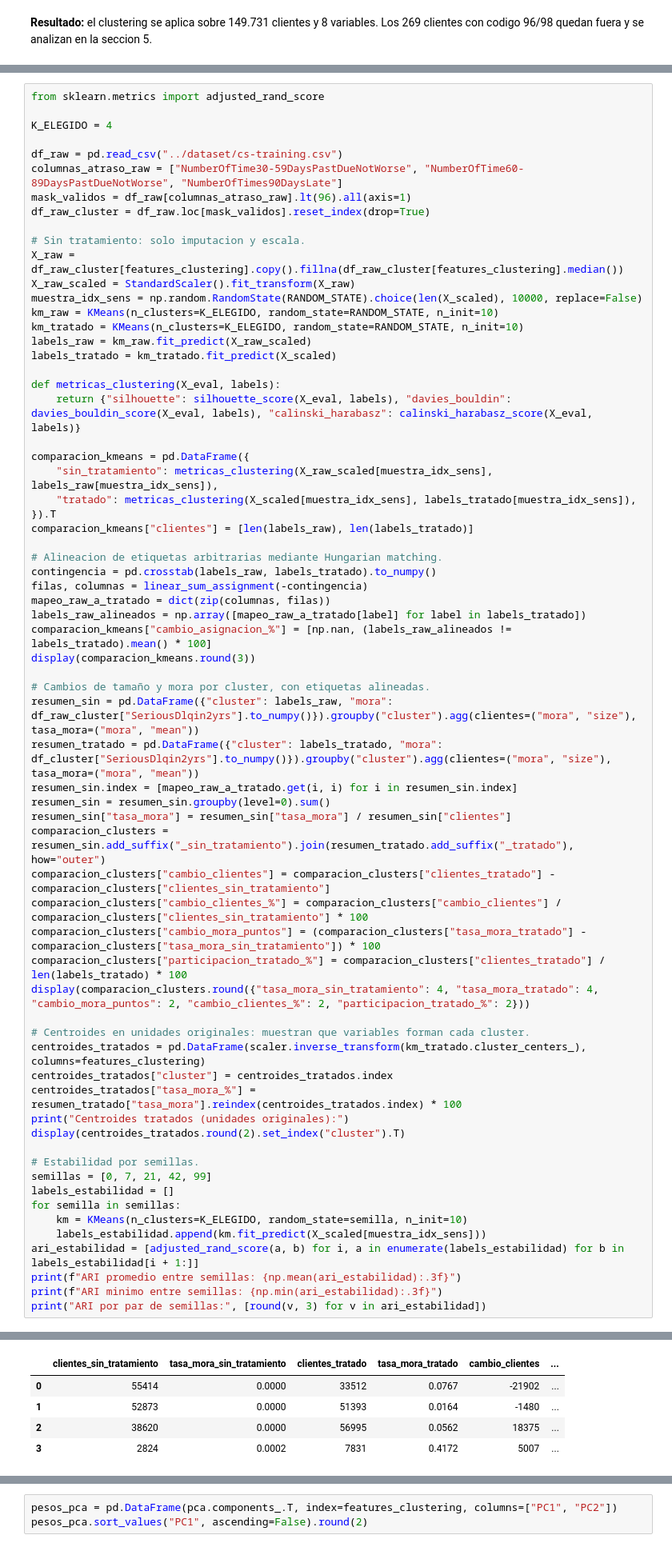
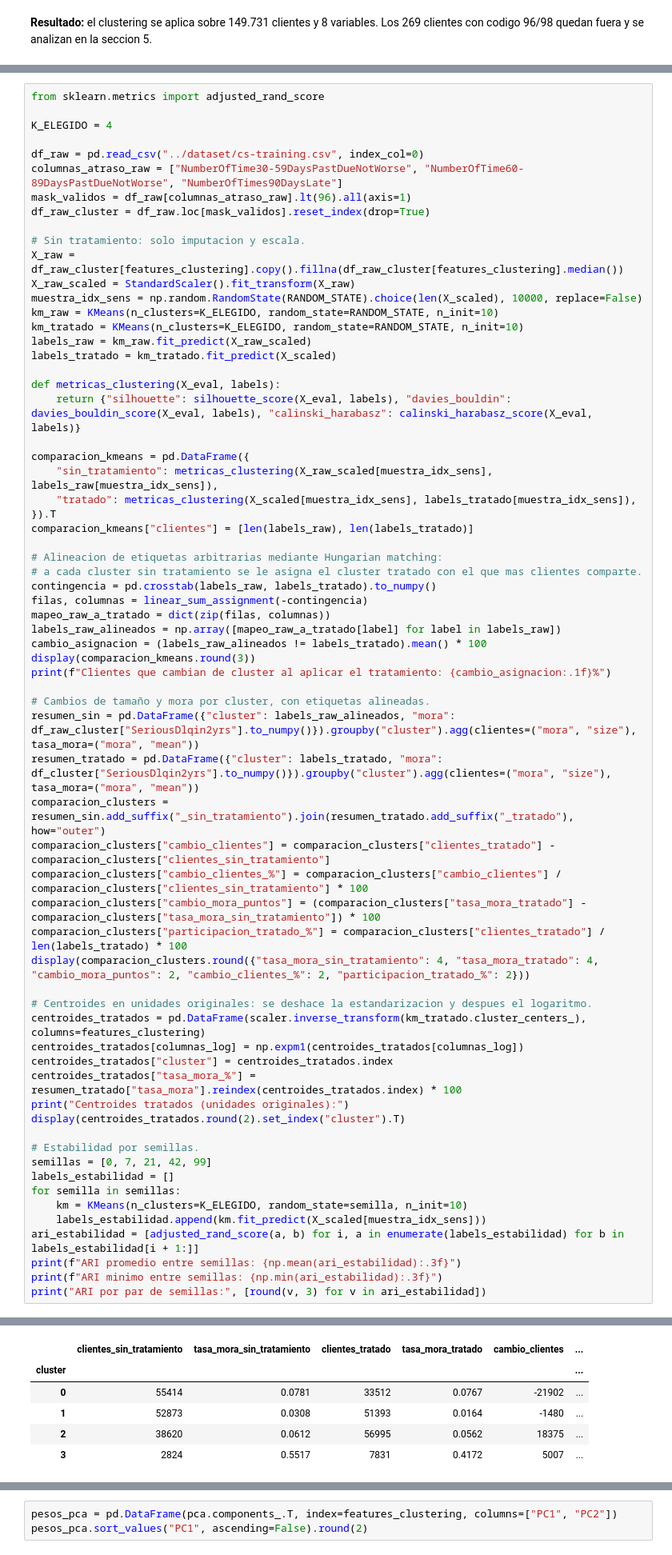
Before and after one commit to EmiiFernandez/data_science_ypf_proyecto, a Jupyter notebook: notebooks/03_modelo_no_supervisado.ipynb, the cells around one changed output, grey strips where cells are left out. Shown at 80% size. Saved outputs shown, nothing was run; the diff lists cells and outputs as text.

```diff
--- a/notebooks/03_modelo_no_supervisado.ipynb
+++ b/notebooks/03_modelo_no_supervisado.ipynb
@@ -146,7 +146,7 @@ from sklearn.metrics import adjusted_rand_score
 
 K_ELEGIDO = 4
 
-df_raw = pd.read_csv("../dataset/cs-training.csv")
+df_raw = pd.read_csv("../dataset/cs-training.csv", index_col=0)
 columnas_atraso_raw = ["NumberOfTime30-59DaysPastDueNotWorse", "NumberOfTime60-89DaysPastDueNotWorse", "NumberOfTimes90DaysLate"]
 mask_validos = df_raw[columnas_atraso_raw].lt(96).all(axis=1)
 df_raw_cluster = df_raw.loc[mask_validos].reset_index(drop=True)
@@ -169,20 +169,19 @@ comparacion_kmeans = pd.DataFrame({
 }).T
 comparacion_kmeans["clientes"] = [len(labels_raw), len(labels_tratado)]
 
-# Alineacion de etiquetas arbitrarias mediante Hungarian matching.
+# Alineacion de etiquetas arbitrarias mediante Hungarian matching:
+# a cada cluster sin tratamiento se le asigna el cluster tratado con el que mas clientes comparte.
 contingencia = pd.crosstab(labels_raw, labels_tratado).to_numpy()
 filas, columnas = linear_sum_assignment(-contingencia)
-mapeo_raw_a_tratado = dict(zip(columnas, filas))
-labels_raw_alineados = np.array([mapeo_raw_a_tratado[label] for label in labels_tratado])
-comparacion_kmeans["cambio_asignacion_%"] = [np.nan, (labels_raw_alineados != labels_tratado).mean() * 100]
+mapeo_raw_a_tratado = dict(zip(filas, columnas))
+labels_raw_alineados = np.array([mapeo_raw_a_tratado[label] for label in labels_raw])
+cambio_asignacion = (labels_raw_alineados != labels_tratado).mean() * 100
 display(comparacion_kmeans.round(3))
+print(f"Clientes que cambian de cluster al aplicar el tratamiento: {cambio_asignacion:.1f}%")
 
 # Cambios de tamaño y mora por cluster, con etiquetas alineadas.
-resumen_sin = pd.DataFrame({"cluster": labels_raw, "mora": df_raw_cluster["SeriousDlqin2yrs"].to_numpy()}).groupby("cluster").agg(clientes=("mora", "size"), tasa_mora=("mora", "mean"))
+resumen_sin = pd.DataFrame({"cluster": labels_raw_alineados, "mora": df_raw_cluster["SeriousDlqin2yrs"].to_numpy()}).groupby("cluster").agg(clientes=("mora", "size"), tasa_mora=("mora", "mean"))
 resumen_tratado = pd.DataFrame({"cluster": labels_tratado, "mora": df_cluster["SeriousDlqin2yrs"].to_numpy()}).groupby("cluster").agg(clientes=("mora", "size"), tasa_mora=("mora", "mean"))
-resumen_sin.index = [mapeo_raw_a_tratado.get(i, i) for i in resumen_sin.index]
-resumen_sin = resumen_sin.groupby(level=0).sum()
-resumen_sin["tasa_mora"] = resumen_sin["tasa_mora"] / resumen_sin["clientes"]
 comparacion_clusters = resumen_sin.add_suffix("_sin_tratamiento").join(resumen_tratado.add_suffix("_tratado"), how="outer")
 comparacion_clusters["cambio_clientes"] = comparacion_clusters["clientes_tratado"] - comparacion_clusters["clientes_sin_tratamiento"]
 comparacion_clusters["cambio_clientes_%"] = comparacion_clusters["cambio_clientes"] / comparacion_clusters["clientes_sin_tratamiento"] * 100
@@ -190,8 +189,9 @@ comparacion_clusters["cambio_mora_puntos"] = (comparacion_clusters["tasa_mora_tr
 comparacion_clusters["participacion_tratado_%"] = comparacion_clusters["clientes_tratado"] / len(labels_tratado) * 100
 display(comparacion_clusters.round({"tasa_mora_sin_tratamiento": 4, "tasa_mora_tratado": 4, "cambio_mora_puntos": 2, "cambio_clientes_%": 2, "participacion_tratado_%": 2}))
 
-# Centroides en unidades originales: muestran que variables forman cada cluster.
+# Centroides en unidades originales: se deshace la estandarizacion y despues el logaritmo.
 centroides_tratados = pd.DataFrame(scaler.inverse_transform(km_tratado.cluster_centers_), columns=features_clustering)
+centroides_tratados[columnas_log] = np.expm1(centroides_tratados[columnas_log])
 centroides_tratados["cluster"] = centroides_tratados.index
 centroides_tratados["tasa_mora_%"] = resumen_tratado["tasa_mora"].reindex(centroides_tratados.index) * 100
 print("Centroides tratados (unidades originales):")
@@ -214,5 +215,6 @@ print("ARI por par de semillas:", [round(v, 3) for v in ari_estabilidad])
 |  | clientes_sin_tratamiento | tasa_mora_sin_tratamiento | clientes_tratado | tasa_mora_tratado | cambio_clientes | ... |
-| 0 | 55414 | 0.0000 | 33512 | 0.0767 | -21902 | ... |
-| 1 | 52873 | 0.0000 | 51393 | 0.0164 | -1480 | ... |
-| 2 | 38620 | 0.0000 | 56995 | 0.0562 | 18375 | ... |
-| 3 | 2824 | 0.0002 | 7831 | 0.4172 | 5007 | ... |
+| cluster |  |  |  |  |  | ... |
+| 0 | 55414 | 0.0781 | 33512 | 0.0767 | -21902 | ... |
+| 1 | 52873 | 0.0308 | 51393 | 0.0164 | -1480 | ... |
+| 2 | 38620 | 0.0612 | 56995 | 0.0562 | 18375 | ... |
+| 3 | 2824 | 0.5517 | 7831 | 0.4172 | 5007 | ... |
```
Also changed, not shown: parts of 6 cells of this notebook.
